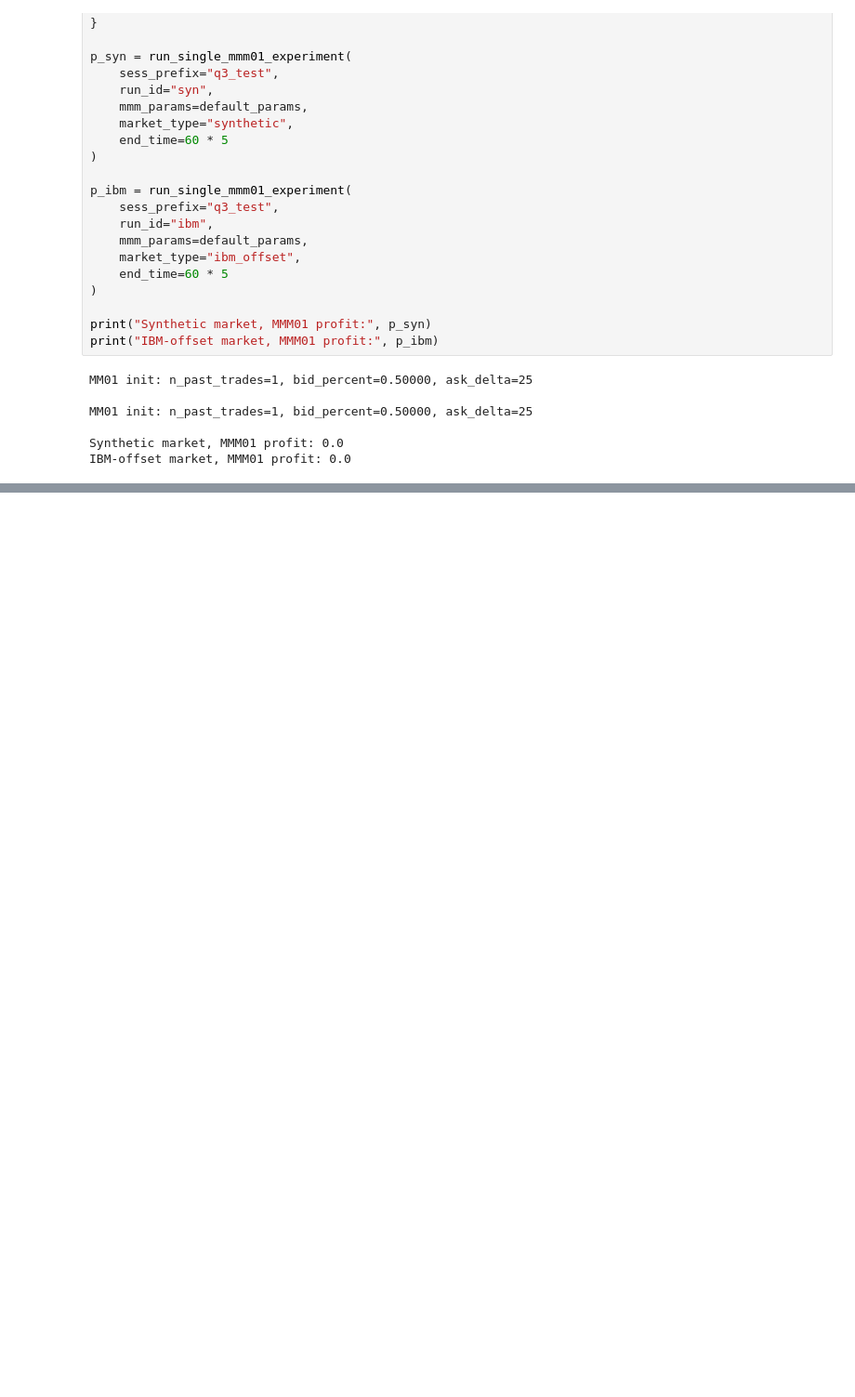
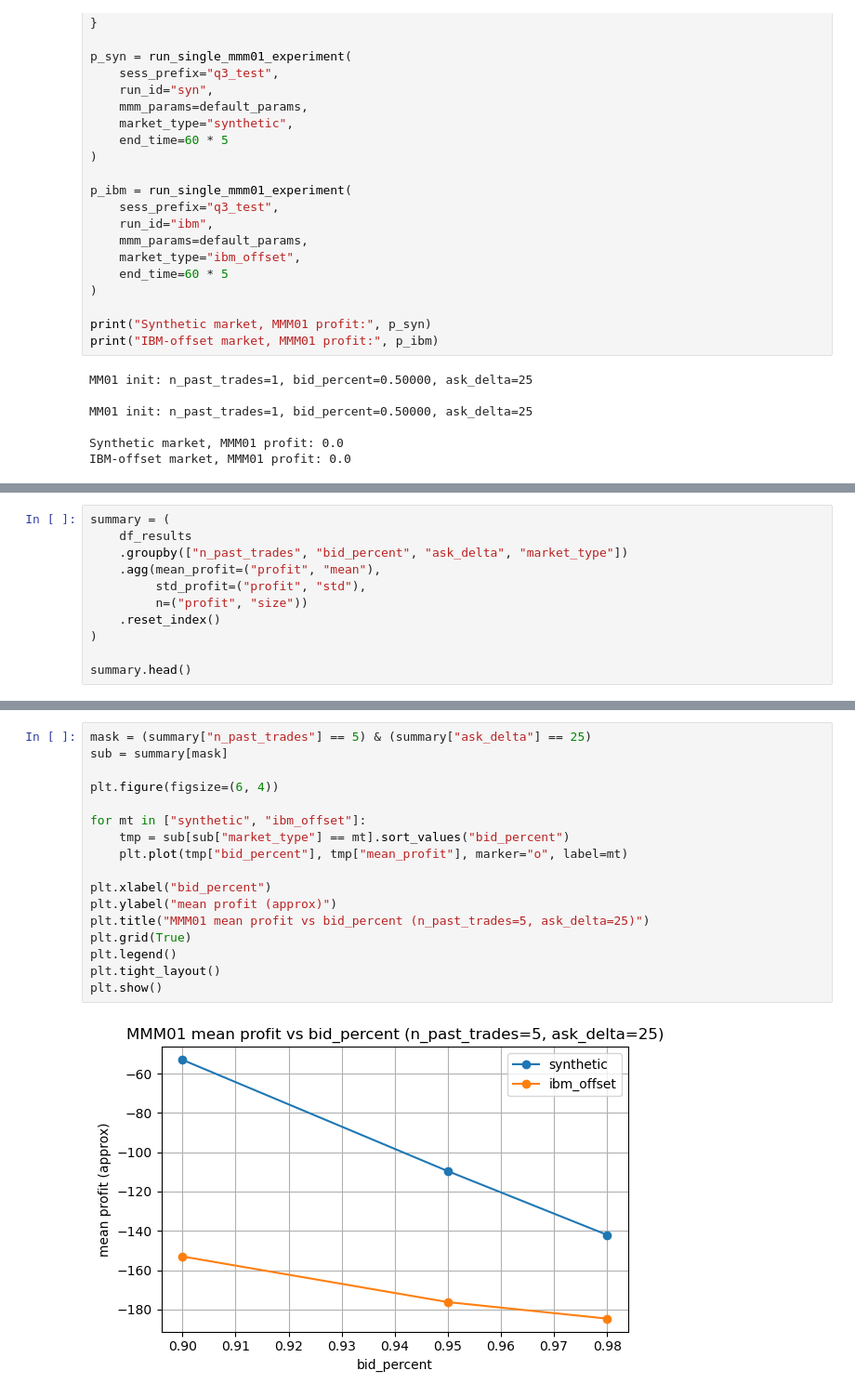
Before and after one commit to jianghz5318-source/INFT_coursework, a Jupyter notebook: qu3.ipynb, the cells around one changed output, grey strips where cells are left out. Shown at 93% size. Saved outputs shown, nothing was run; the diff lists cells and outputs as text; blank space fills up the shorter version.

```diff
--- a/qu3.ipynb
+++ b/qu3.ipynb
@@ -351,0 +361,11 @@ MM01 init: n_past_trades=10, bid_percent=0.80000, ask_delta=50
+# %%
+summary = (
+    df_results
+    .groupby(["n_past_trades", "bid_percent", "ask_delta", "market_type"])
+    .agg(mean_profit=("profit", "mean"),
+         std_profit=("profit", "std"),
+         n=("profit", "size"))
+    .reset_index()
+)
+
+summary.head()
@@ -351,0 +379,19 @@ MM01 init: n_past_trades=10, bid_percent=0.80000, ask_delta=50
+# %%
+mask = (summary["n_past_trades"] == 5) & (summary["ask_delta"] == 25)
+sub = summary[mask]
+
+plt.figure(figsize=(6, 4))
+
+for mt in ["synthetic", "ibm_offset"]:
+    tmp = sub[sub["market_type"] == mt].sort_values("bid_percent")
+    plt.plot(tmp["bid_percent"], tmp["mean_profit"], marker="o", label=mt)
+
+plt.xlabel("bid_percent")
+plt.ylabel("mean profit (approx)")
+plt.title("MMM01 mean profit vs bid_percent (n_past_trades=5, ask_delta=25)")
+plt.grid(True)
+plt.legend()
+plt.tight_layout()
+plt.show()
+# %% [output]
+[figure, added]
```
Also changed, not shown: parts of 4 cells of this notebook.
